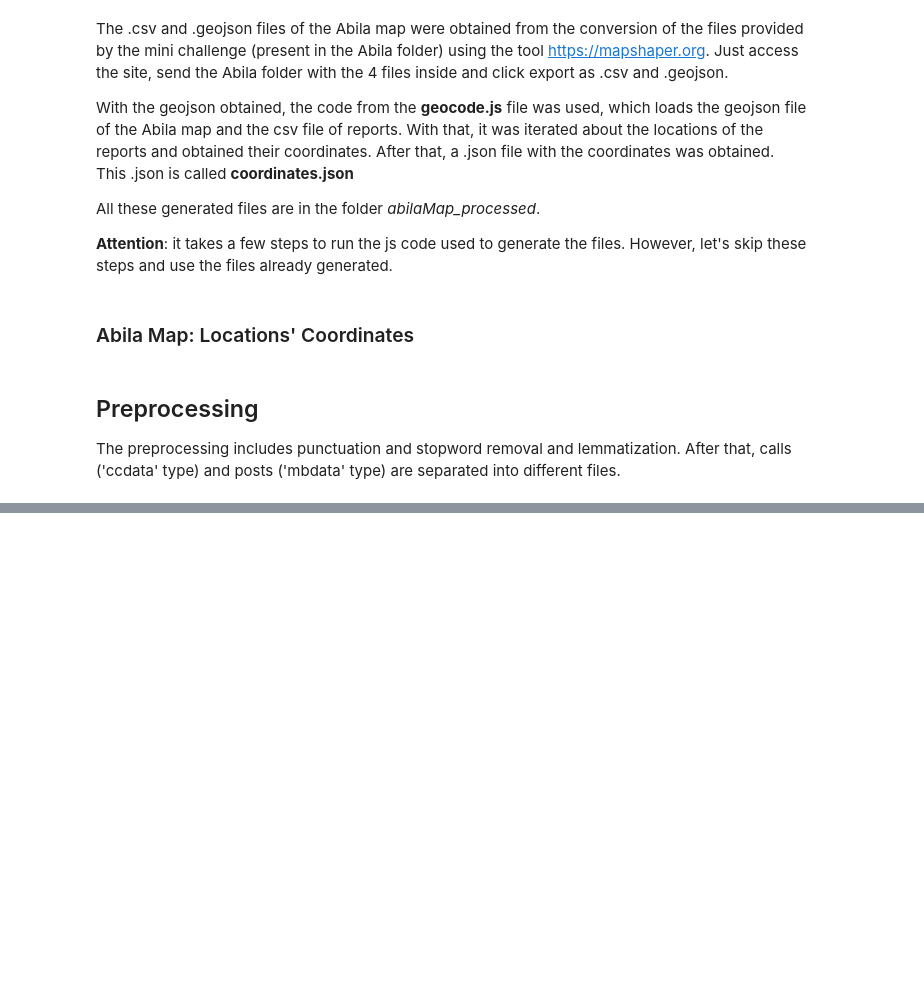
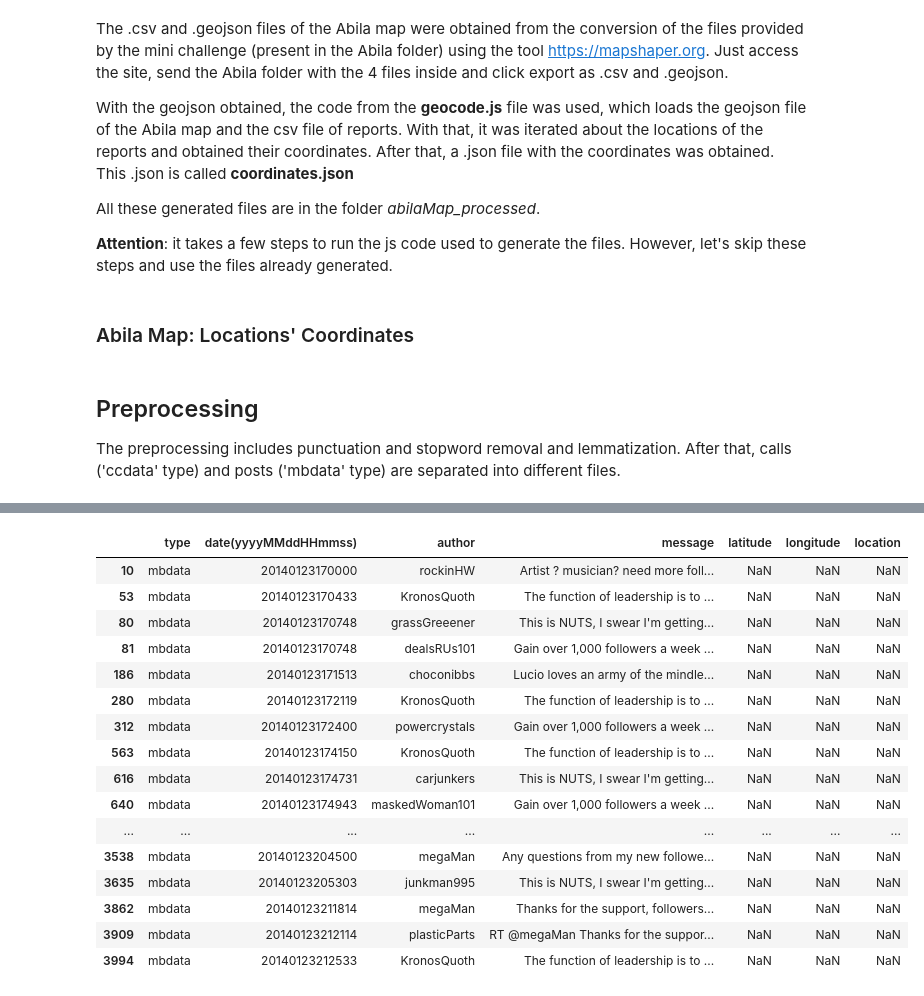
Before and after one commit to imatheussm/vast-2021-tweets, a Jupyter notebook: Vast Mini Challenge 03.ipynb, the cells around one changed output, grey strips where cells are left out. Saved outputs shown, nothing was run; the diff lists cells and outputs as text; code cells hidden in the pictures; blank space fills up the shorter version.

```diff
--- a/Vast Mini Challenge 03.ipynb
+++ b/Vast Mini Challenge 03.ipynb
@@ -132,0 +194,20 @@ memory usage: 190.6+ KB
+# %%
+combined_csv[combined_csv['message'].str.contains("follow")]
+# %% [output]
+|  | type | date(yyyyMMddHHmmss) | author | message | latitude | longitude | location |
+| 10 | mbdata | 20140123170000 | rockinHW | Artist ? musician? need more foll... | NaN | NaN | NaN |
+| 53 | mbdata | 20140123170433 | KronosQuoth | The function of leadership is to ... | NaN | NaN | NaN |
+| 80 | mbdata | 20140123170748 | grassGreeener | This is NUTS, I swear I'm getting... | NaN | NaN | NaN |
+| 81 | mbdata | 20140123170748 | dealsRUs101 | Gain over 1,000 followers a week ... | NaN | NaN | NaN |
+| 186 | mbdata | 20140123171513 | choconibbs | Lucio loves an army of the mindle... | NaN | NaN | NaN |
+| 280 | mbdata | 20140123172119 | KronosQuoth | The function of leadership is to ... | NaN | NaN | NaN |
+| 312 | mbdata | 20140123172400 | powercrystals | Gain over 1,000 followers a week ... | NaN | NaN | NaN |
+| 563 | mbdata | 20140123174150 | KronosQuoth | The function of leadership is to ... | NaN | NaN | NaN |
+| 616 | mbdata | 20140123174731 | carjunkers | This is NUTS, I swear I'm getting... | NaN | NaN | NaN |
+| 640 | mbdata | 20140123174943 | maskedWoman101 | Gain over 1,000 followers a week ... | NaN | NaN | NaN |
+| ... | ... | ... | ... | ... | ... | ... | ... |
+| 3538 | mbdata | 20140123204500 | megaMan | Any questions from my new followe... | NaN | NaN | NaN |
+| 3635 | mbdata | 20140123205303 | junkman995 | This is NUTS, I swear I'm getting... | NaN | NaN | NaN |
+| 3862 | mbdata | 20140123211814 | megaMan | Thanks for the support, followers... | NaN | NaN | NaN |
+| 3909 | mbdata | 20140123212114 | plasticParts | RT @megaMan Thanks for the suppor... | NaN | NaN | NaN |
+| 3994 | mbdata | 20140123212533 | KronosQuoth | The function of leadership is to ... | NaN | NaN | NaN |
```
Also changed, not shown: parts of 9 cells of this notebook, 4 other files.
